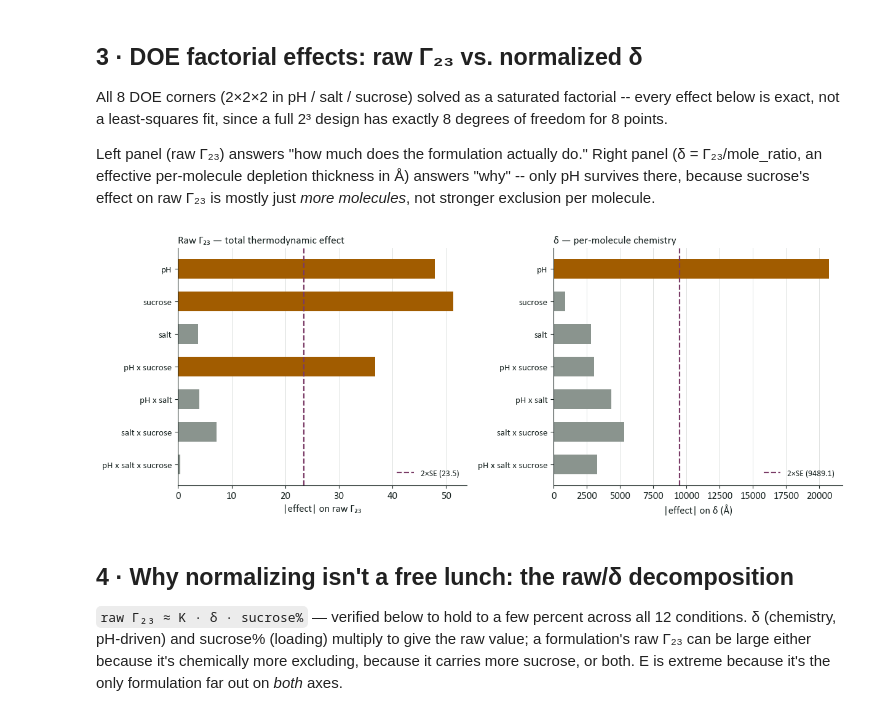
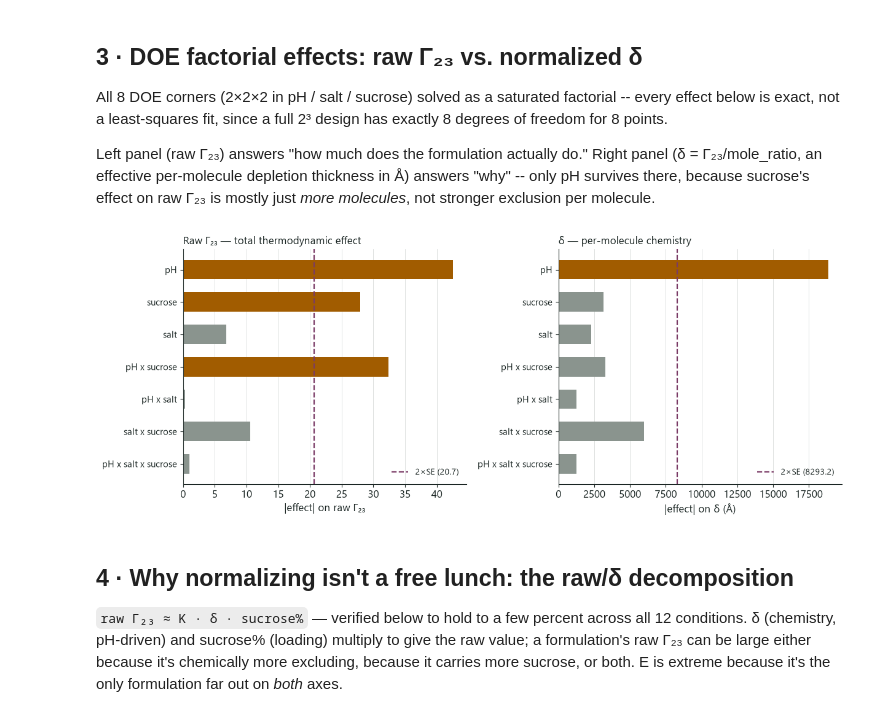
Before and after one commit to rei-plushie/pic_results, a Jupyter notebook: pic_suc_7_9/10ns-simulations-betterselection/pic_analysis.ipynb, the cells around one changed output. Drawn from its saved outputs; the diff is of its cells as text; code cells hidden in the pictures.

```diff
--- a/pic_suc_7_9/10ns-simulations-betterselection/pic_analysis.ipynb
+++ b/pic_suc_7_9/10ns-simulations-betterselection/pic_analysis.ipynb
@@ -27,7 +27,13 @@ import matplotlib.pyplot as plt
 from matplotlib.lines import Line2D
 
 plt.rcParams.update({
-    "font.size": 12, "font.family": "Calibri",
+    "font.size": 12, "font.family": "sans-serif",
+    # Calibri (the previous choice) resolves on Windows but rasterizes BLANK
+    # in this matplotlib build -- it silently wiped every list-set label
+    # (y-tick labels, legend entries). Segoe UI renders correctly AND has the
+    # subscript glyphs for the Gamma_23 axis labels (Arial lacks U+2082/2083);
+    # Tahoma / DejaVu Sans are equally-complete fallbacks if it is ever missing.
+    "font.sans-serif": ["Segoe UI", "Tahoma", "DejaVu Sans"],
     "figure.facecolor": "white", "axes.facecolor": "white",
     "axes.edgecolor": "#1b2624", "text.color": "#1b2624",
     "axes.labelcolor": "#1b2624", "xtick.color": "#1b2624", "ytick.color": "#1b2624",
@@ -59,6 +65,11 @@ pipeline's raw, over-optimistic error bars instead.
 # %%
 ROOT = Path(".")  # this notebook's own directory
 CORR = 8.5
+RSTAR = 10.0   # reporting distance r* (A). This is the pipeline's own
+               # auto-selected shell (whole_molecule['rstar_auto']) and the
+               # radius at which the per-residue / region PIC is measured, so
+               # every whole-capsid SCALAR below is read here -- NOT at the
+               # 15 A curve endpoint (r_max), which is an unconverged tail.
 
 # Formulations from the ranking study; (pH, NaCl mM, sucrose %) -> (label, rank)
 FORMULATIONS = {
@@ -110,9 +121,18 @@ def load_condition(path):
     g = np.array([float(x["gamma23_mean"]) for x in rows])
     sem = np.array([float(x["gamma23_sem"]) for x in rows])
 
+    # Whole-capsid SCALAR = value at the reported r*=RSTAR (10 A), the same
+    # distance the per-residue/region PIC is taken at -- NOT g[-1] (r_max,
+    # the 15 A endpoint; an unconverged tail, see Section 11).
+    i_star = int(np.argmin(np.abs(r - RSTAR)))
+    g_final, sem_final = g[i_star], sem[i_star]
+
     with open(pkl, "rb") as fh:
-        meta = pickle.load(fh)["metadata"]
+        pk = pickle.load(fh)
+    meta = pk["metadata"]
     mole_ratio = meta["mean_exterior_excipient_per_frame"] / meta["mean_exterior_water_per_frame"]
+    # our r-grid pick must equal the pipeline's own reported value at rstar_auto
+    assert abs(g_final - pk["whole_molecule"]["gamma_23_final"]) < 1e-6, name
 
     reg3 = reg5 = np.array([])
     if per_region.is_file():
@@ -123,7 +143,8 @@ def load_condition(path):
 
     tag = FORMULATIONS.get((ph, salt, suc))
     return dict(name=name, ph=ph, salt=salt, suc=suc, path=path,
-                r=r, g=g, sem=sem, mole_ratio=mole_ratio,
+                r=r, g=g, sem=sem, g_final=g_final, sem_final=sem_final,
+                mole_ratio=mole_ratio,
                 reg3=reg3, reg5=reg5,
                 label=tag[0] if tag else None, rank=tag[1] if tag else None)
 
@@ -160,7 +181,7 @@ print(f"loaded {len(CONDITIONS)} conditions")
 for c in sorted(CONDITIONS, key=lambda c: (c["ph"], c["salt"], c["suc"])):
     tag = f"  [{c['label']}]" if c["label"] else ""
     print(f"  pH{c['ph']:<4g} {c['salt']:>4d} mM  {c['suc']:>2d}% suc"
-          f"   Gamma23(r*={c['r'][-1]:g}A)={c['g'][-1]:8.2f}{tag}")
+          f"   Gamma23(r*={RSTAR:g}A)={c['g_final']:8.2f}{tag}")
 # %% [output]
 skipped 2 folder(s) not matching '10ns_aav1ph#salt#suc#' (e.g. archived reruns) -- not loaded, won't shadow anything in BY_KEY:
   - 10ns_aav1ph6salt30suc1_rerun
@@ -303,7 +330,7 @@ fig, ax = plt.subplots(figsize=(9.6, 4.6))
 ypos = np.arange(len(formulation_conds))[::-1]
 for i, c in enumerate(formulation_conds):
     color = TEAL if c["ph"] == 6.0 else AMBER
-    ax.errorbar(c["g"][-1], ypos[i], xerr=c["sem"][-1] * CORR, fmt="o",
+    ax.errorbar(c["g_final"], ypos[i], xerr=c["sem_final"] * CORR, fmt="o",
                 color=color, ecolor=color, markersize=10, capsize=4, elinewidth=1.7)
 ax.set_yticks(ypos)
 ax.set_yticklabels([f"{c['label']} \u00b7 pH{c['ph']:g} / {c['salt']}mM / {c['suc']}%  (rank {c['rank']})"
@@ -311,7 +338,7 @@ ax.set_yticklabels([f"{c['label']} \u00b7 pH{c['ph']:g} / {c['salt']}mM / {c['su
 ax.axvline(0, color=GRID, linewidth=1, zorder=0)
 ax.grid(True, axis="x", color=GRID, linewidth=0.6, zorder=0)
 ax.set_axisbelow(True)
-ax.set_xlabel("raw \u0393\u2082\u2083 at r*=15 \u00c5   (\u00b1 corrected SE)")
+ax.set_xlabel("raw \u0393\u2082\u2083 at r*=10 \u00c5   (\u00b1 corrected SE)")
 for s in ("top", "right"):
     ax.spines[s].set_visible(False)
 fig.tight_layout()
@@ -320,8 +347,8 @@ print("pairwise separations:")
 for i in range(len(formulation_conds)):
     for j in range(i + 1, len(formulation_conds)):
         a, b = formulation_conds[i], formulation_conds[j]
-        diff = abs(a["g"][-1] - b["g"][-1])
-        se = np.hypot(a["sem"][-1] * CORR, b["sem"][-1] * CORR)
+        diff = abs(a["g_final"] - b["g_final"])
+        se = np.hypot(a["sem_final"] * CORR, b["sem_final"] * CORR)
         print(f"  {a['label']} vs {b['label']}: |diff|={diff:6.1f}  se={se:6.1f}  ratio={diff/se:.2f}x"
               f"  {'SIG' if diff/se > 2 else ''}")
 # %% [output]
@@ -364,37 +391,37 @@ def factorial_effects(values, sems):
     effect = 2 * coef  # full effect = high-average minus low-average
     se = np.sqrt(np.sum((0.25**2) * s**2))  # same weight magnitude for every contrast column
     names = ["intercept", "pH", "salt", "sucrose", "pH x salt", "pH x sucrose",
              "salt x sucrose", "pH x salt x sucrose"]
     return dict(zip(names, effect)), se
 
 
-raw_vals   = {k: BY_KEY[k]["g"][-1]            for k in BY_KEY if k not in {(6.0,110,8),(7.3,170,5),(6.0,30,12),(7.3,30,12)}}
-raw_sems   = {k: BY_KEY[k]["sem"][-1] * CORR   for k in raw_vals}
-delta_vals = {k: BY_KEY[k]["g"][-1] / BY_KEY[k]["mole_ratio"] for k in raw_vals}
+raw_vals   = {k: BY_KEY[k]["g_final"]            for k in BY_KEY if k not in {(6.0,110,8),(7.3,170,5),(6.0,30,12),(7.3,30,12)}}
+raw_sems   = {k: BY_KEY[k]["sem_final"] * CORR   for k in raw_vals}
+delta_vals = {k: BY_KEY[k]["g_final"] / BY_KEY[k]["mole_ratio"] for k in raw_vals}
 delta_sems = {k: raw_sems[k] / BY_KEY[k]["mole_ratio"]         for k in raw_vals}
 
 eff_raw, se_raw = factorial_effects(raw_vals, raw_sems)
 eff_delta, se_delta = factorial_effects(delta_vals, delta_sems)
 
 names = ["pH", "sucrose", "salt", "pH x sucrose", "pH x salt", "salt x sucrose", "pH x salt x sucrose"]
 fig, (a1, a2) = plt.subplots(1, 2, figsize=(12.4, 4.9))
 yp = np.arange(len(names))[::-1]
 for ax, eff, se, xlabel, title in (
     (a1, eff_raw, se_raw, "|effect| on raw \u0393\u2082\u2083", "Raw \u0393\u2082\u2083 \u2014 total thermodynamic effect"),
     (a2, eff_delta, se_delta, "|effect| on \u03b4 (\u00c5)", "\u03b4 \u2014 per-molecule chemistry"),
 ):
     colors = [AMBER if abs(eff[n]) / se > 2 else GREY for n in names]
     ax.barh(yp, [abs(eff[n]) for n in names], color=colors, height=0.6)
     ax.axvline(2 * se, color=PLUM, ls="--", linewidth=1.6, label=f"2\u00d7SE ({2*se:.1f})")
     ax.set_yticks(yp); ax.set_yticklabels(names, fontsize=11)
     ax.set_xlabel(xlabel); ax.set_title(title, fontsize=12.5, loc="left")
     ax.grid(True, axis="x", color=GRID, linewidth=0.6, zorder=0); ax.set_axisbelow(True)
     ax.legend(frameon=False, fontsize=10, loc="lower right")
     for s in ("top", "right"):
         ax.spines[s].set_visible(False)
 fig.tight_layout()
 # %% [output]
-[figure, old version]
+[figure, new version]
 # %% [markdown]
 ## 4 · Why normalizing isn't a free lunch: the raw/δ decomposition
 
```
Also changed, not shown: parts of 15 cells of this notebook, 3 other files.
